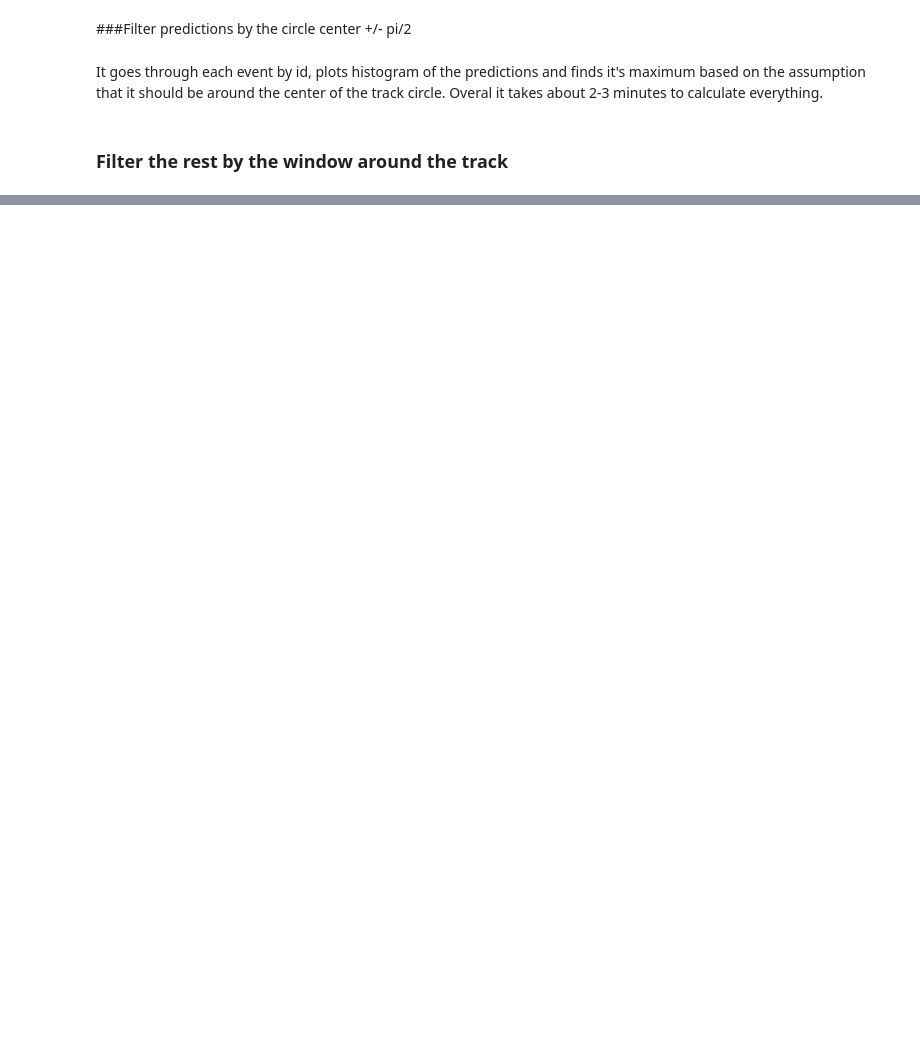
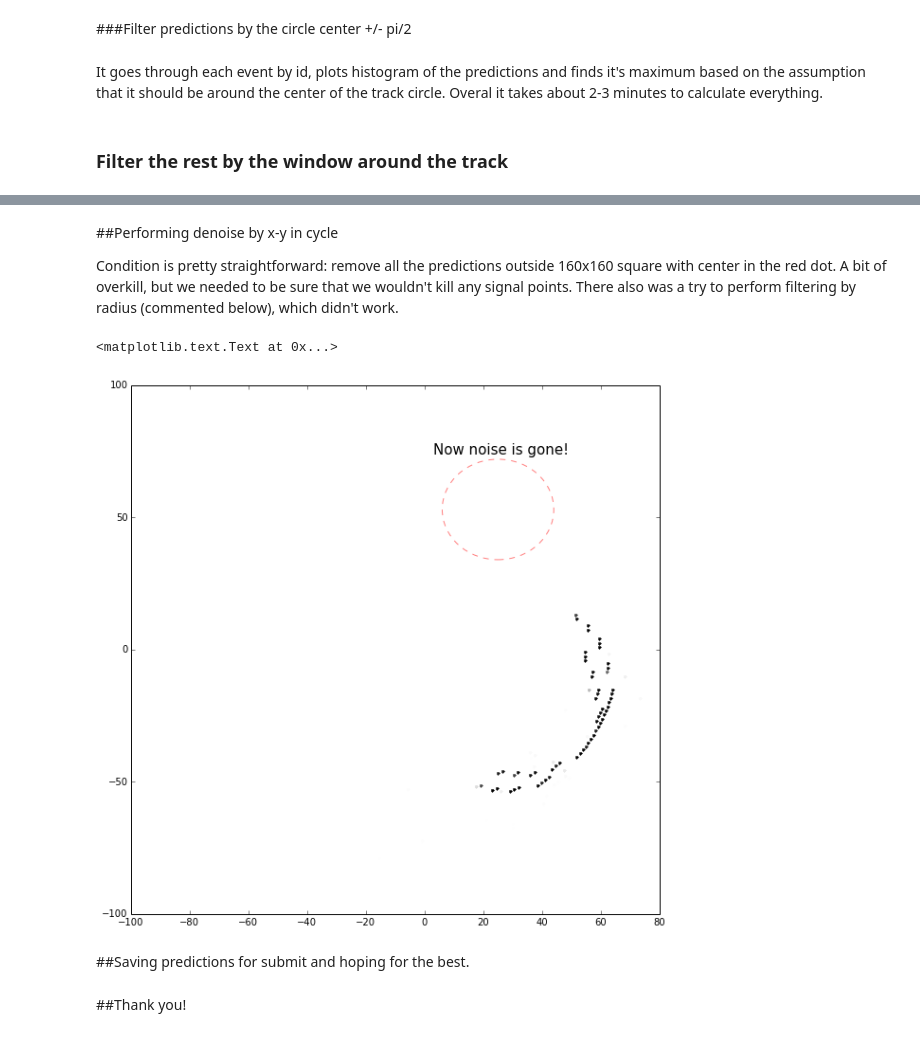
Before and after one commit to ivannz/mlhep_comet_team307, a Jupyter notebook: MLHEP-COMET.ipynb, the cells around one changed output, grey strips where cells are left out. Saved outputs shown, nothing was run; the diff lists cells and outputs as text; code cells hidden in the pictures; blank space fills up the shorter version.

```diff
--- a/MLHEP-COMET.ipynb
+++ b/MLHEP-COMET.ipynb
@@ -79,0 +131,52 @@ preds = pd.read_csv('rf_with_filter_700.csv', index_col='global_id')
+# %% [markdown]
+##Performing denoise by x-y in cycle
+
+Condition is pretty straightforward: remove all the predictions outside 160x160 square with center in the red dot. A bit of overkill, but we needed to be sure that we wouldn't kill any signal points. There also was a try to perform filtering by radius (commented below), which didn't work.
+# %%
+for e in np.unique(hits_test.event_id):
+    ev = hits_test[hits_test.event_id == e]
+    a = np.histogram(ev.wire_x[ev.prediction > 0.5].values, bins=20)
+    #a_weihted = np.histogram(ev.wire_x[ev.prediction > 0.5].values, bins=20, weights=ev.prediction[ev.prediction>0.5])
+    x_mean = a[1][np.argmax(a[0])]
+    bounds_x = np.array([x_mean-80, x_mean+80])
+    cond_x = (ev.wire_x > bounds_x[0])*(ev.wire_x < bounds_x[1])
+
+    b = np.histogram(ev.wire_y[ev.prediction > 0.5].values, bins= 20, normed=True)
+    y_mean = b[1][np.argmax(b[0])]
+    bounds_y = np.array([y_mean-80, y_mean+80])
+    cond_y = (ev.wire_y > bounds_y[0])*(ev.wire_y < bounds_y[1])
+
+    #there also was a try to perform filtering by radius
+    #ar = np.histogram(ev_fixed.wire_rho.values, bins=40, weights=ev_fixed.prediction.values)
+    #r_mean = ar[1][np.argmax(ar[0])]
+    #cond_r = ev.wire_rho > r_mean+5
+
+    hits_test_fixed.loc[ev.index[-cond_x], 'prediction'] = np.zeros(np.sum(-cond_x))
+    hits_test_fixed.loc[ev.index[-cond_y], 'prediction'] = np.zeros(np.sum(-cond_y))
+    #hits_test_fixed.loc[ev.index[-cond_r], 'prediction'] = np.zeros(np.sum(-cond_r))
+
+    #print e
+# %%
+ev_fixed = hits_test_fixed[hits_test.event_id == check_id]
+vals_fixed = np.unique(ev_fixed.prediction)
+fig = plt.figure(figsize = (10,10))
+
+ax = fig.add_subplot(1, 1, 1)
+
+a = np.histogram(ev_fixed[ev_fixed.prediction > 0.5].wire_rho.values, bins=40, weights=ev_fixed[ev_fixed.prediction > 0.5].prediction.values)
+
+
+maxr = a[1][np.argmax(a[0])]
+
+for pr in vals_fixed:
+    plt.plot([ev_fixed.loc[i,'wire_x'] for i in ev_fixed[ev_fixed.prediction==pr].index],
+             [ev_fixed.loc[i,'wire_y'] for i in ev_fixed[ev_fixed.prediction==pr].index], 'k.', alpha = pr)
+
+circ = plt.Circle((25,53), radius=19, color='r', linestyle='dashed', alpha=0.5, fill=False)
+ax.add_patch(circ)
+ax.text(3, 74, r'Now noise is gone!', fontsize=15)
+# %% [output]
+<matplotlib.text.Text at 0x...>
+[figure, added]
+# %% [markdown]
+##Saving predictions for submit and hoping for the best.
@@ -79,0 +188,2 @@ preds = pd.read_csv('rf_with_filter_700.csv', index_col='global_id')
+# %% [markdown]
+##Thank you!
```
Also changed, not shown: parts of 11 cells of this notebook.
